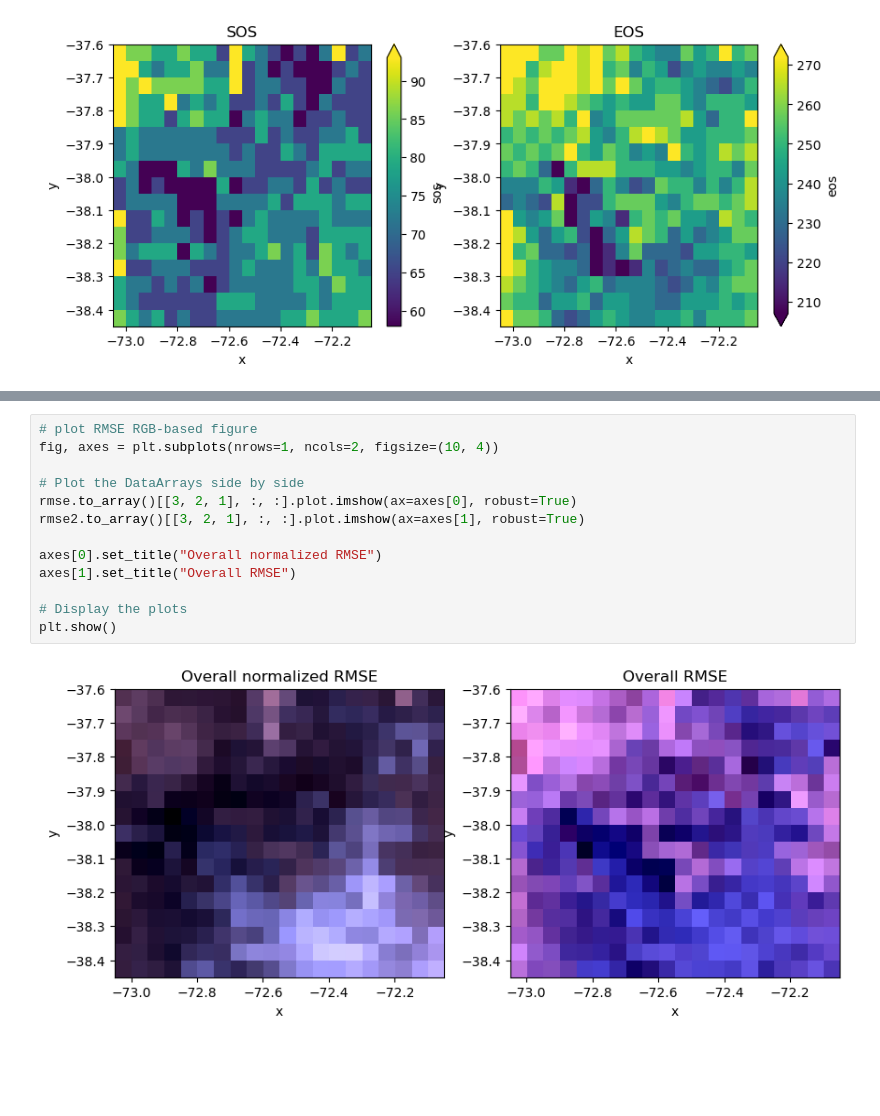
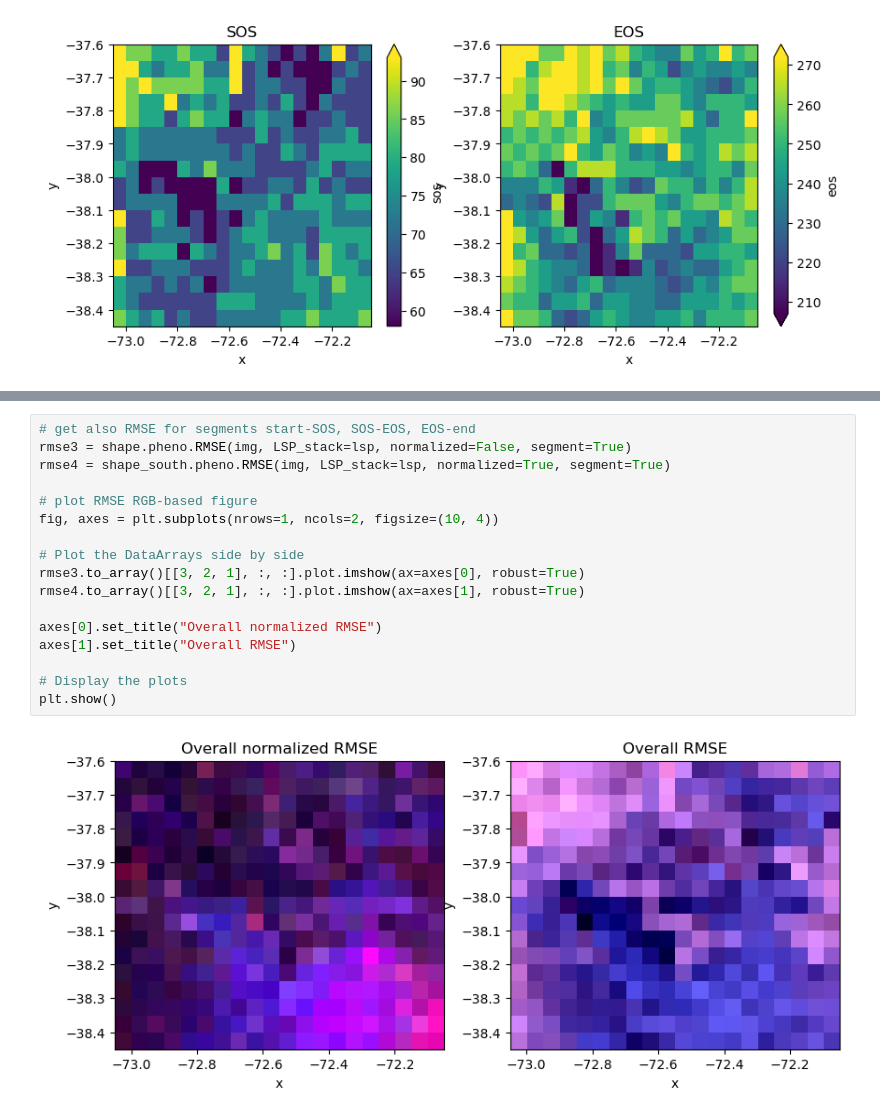
Before and after one commit to JavierLopatin/PhenoPY, a Jupyter notebook: phenopy/ExampleData.ipynb, the cells around one changed output, grey strips where cells are left out. Drawn from its saved outputs; the diff is of its cells as text; blank space fills up the shorter version.

```diff
--- a/phenopy/ExampleData.ipynb
+++ b/phenopy/ExampleData.ipynb
@@ -292,17 +293,21 @@ plt.show()
 # %% [output]
 [figure]
 # %%
+# get also RMSE for segments start-SOS, SOS-EOS, EOS-end
+rmse3 = shape.pheno.RMSE(img, LSP_stack=lsp, normalized=False, segment=True)
+rmse4 = shape_south.pheno.RMSE(img, LSP_stack=lsp, normalized=True, segment=True)
+
 # plot RMSE RGB-based figure
 fig, axes = plt.subplots(nrows=1, ncols=2, figsize=(10, 4))
 
 # Plot the DataArrays side by side
-rmse.to_array()[[3, 2, 1], :, :].plot.imshow(ax=axes[0], robust=True)
-rmse2.to_array()[[3, 2, 1], :, :].plot.imshow(ax=axes[1], robust=True)
+rmse3.to_array()[[3, 2, 1], :, :].plot.imshow(ax=axes[0], robust=True)
+rmse4.to_array()[[3, 2, 1], :, :].plot.imshow(ax=axes[1], robust=True)
 
 axes[0].set_title("Overall normalized RMSE")
 axes[1].set_title("Overall RMSE")
 
 # Display the plots
 plt.show()
 # %% [output]
-[figure, old version]
+[figure, new version]
```
Also changed, not shown: parts of 5 cells of this notebook, 2 other files.
